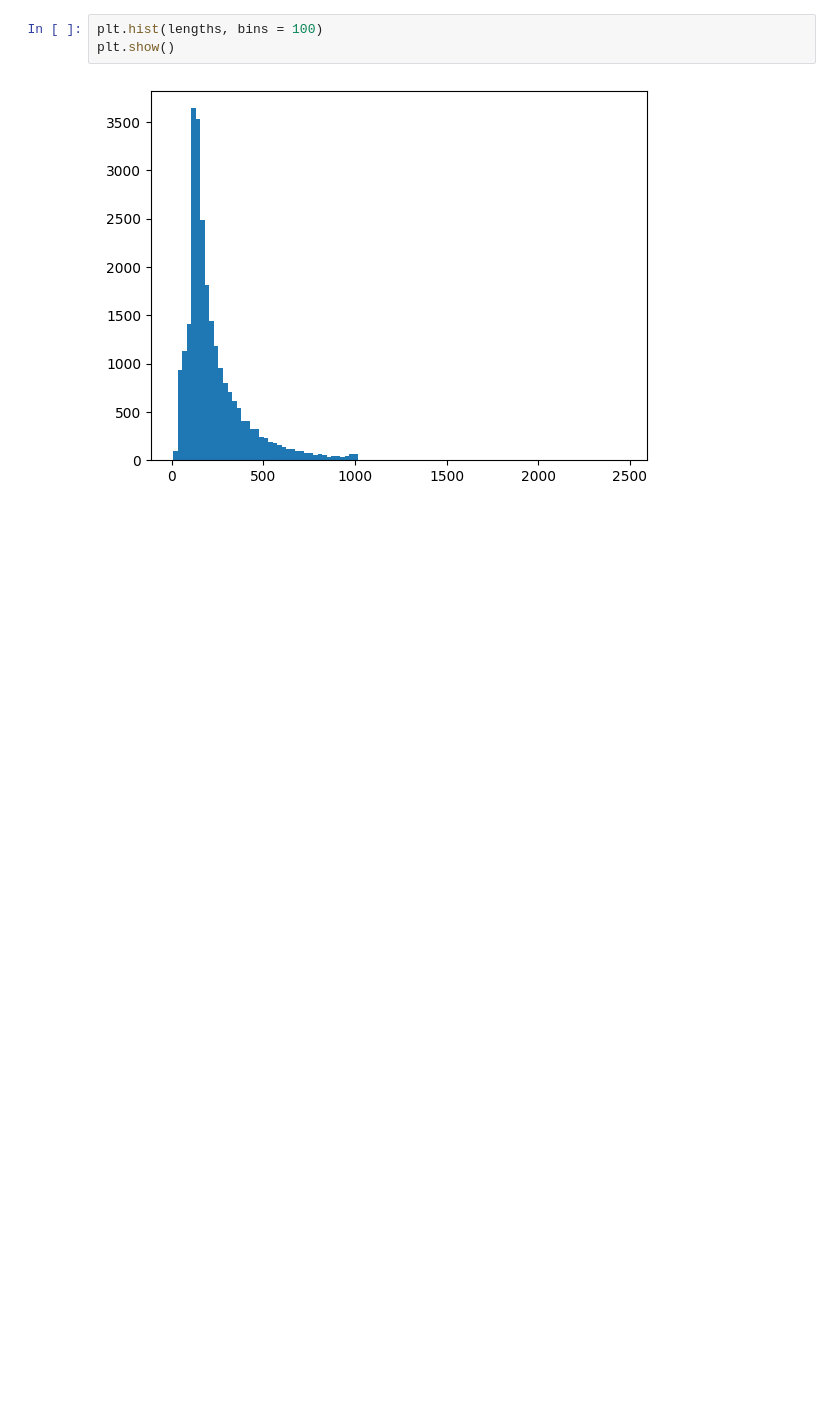
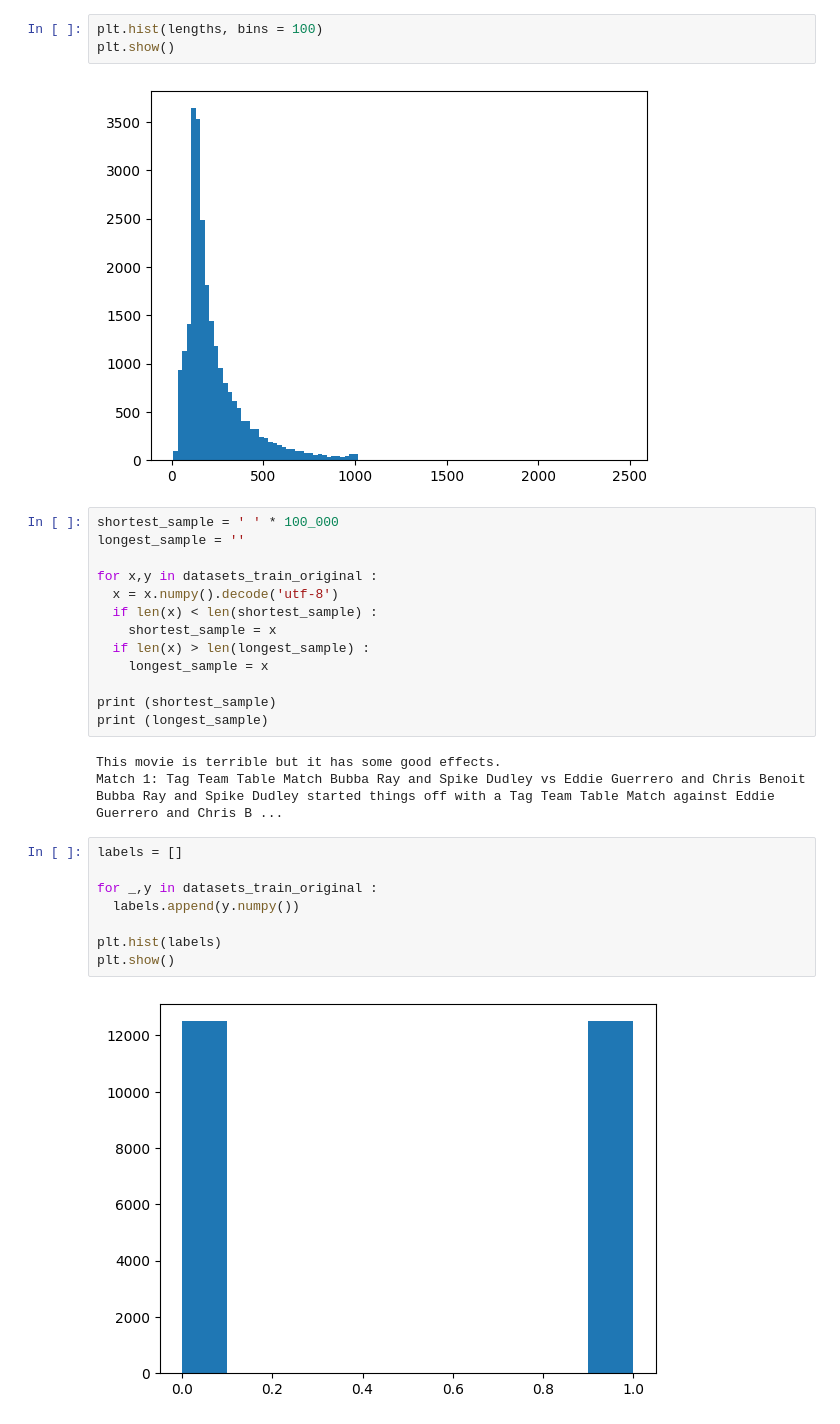
Before and after one commit to shahabday/NLP_learning, a Jupyter notebook: DSR_41_Introduction_NLP_deeplearning.ipynb, the cells around one changed output. Drawn from its saved outputs; the diff is of its cells as text; blank space fills up the shorter version.

```diff
--- a/DSR_41_Introduction_NLP_deeplearning.ipynb
+++ b/DSR_41_Introduction_NLP_deeplearning.ipynb
@@ -72,3 +46,29 @@ plt.hist(lengths, bins = 100)
 plt.show()
 # %% [output]
 [figure]
+# %%
+shortest_sample = ' ' * 100_000
+longest_sample = ''
+
+for x,y in datasets_train_original :
+  x = x.numpy().decode('utf-8')
+  if len(x) < len(shortest_sample) :
+    shortest_sample = x
+  if len(x) > len(longest_sample) :
+    longest_sample = x
+
+print (shortest_sample)
+print (longest_sample)
+# %% [output]
+This movie is terrible but it has some good effects.
+Match 1: Tag Team Table Match Bubba Ray and Spike Dudley vs Eddie Guerrero and Chris Benoit Bubba Ray and Spike Dudley started things off with a Tag Team Table Match against Eddie Guerrero and Chris B ...
+# %%
+labels = []
+
+for _,y in datasets_train_original :
+  labels.append(y.numpy())
+
+plt.hist(labels)
+plt.show()
+# %% [output]
+[figure, added]
```
Also changed, not shown: parts of 10 cells of this notebook.
